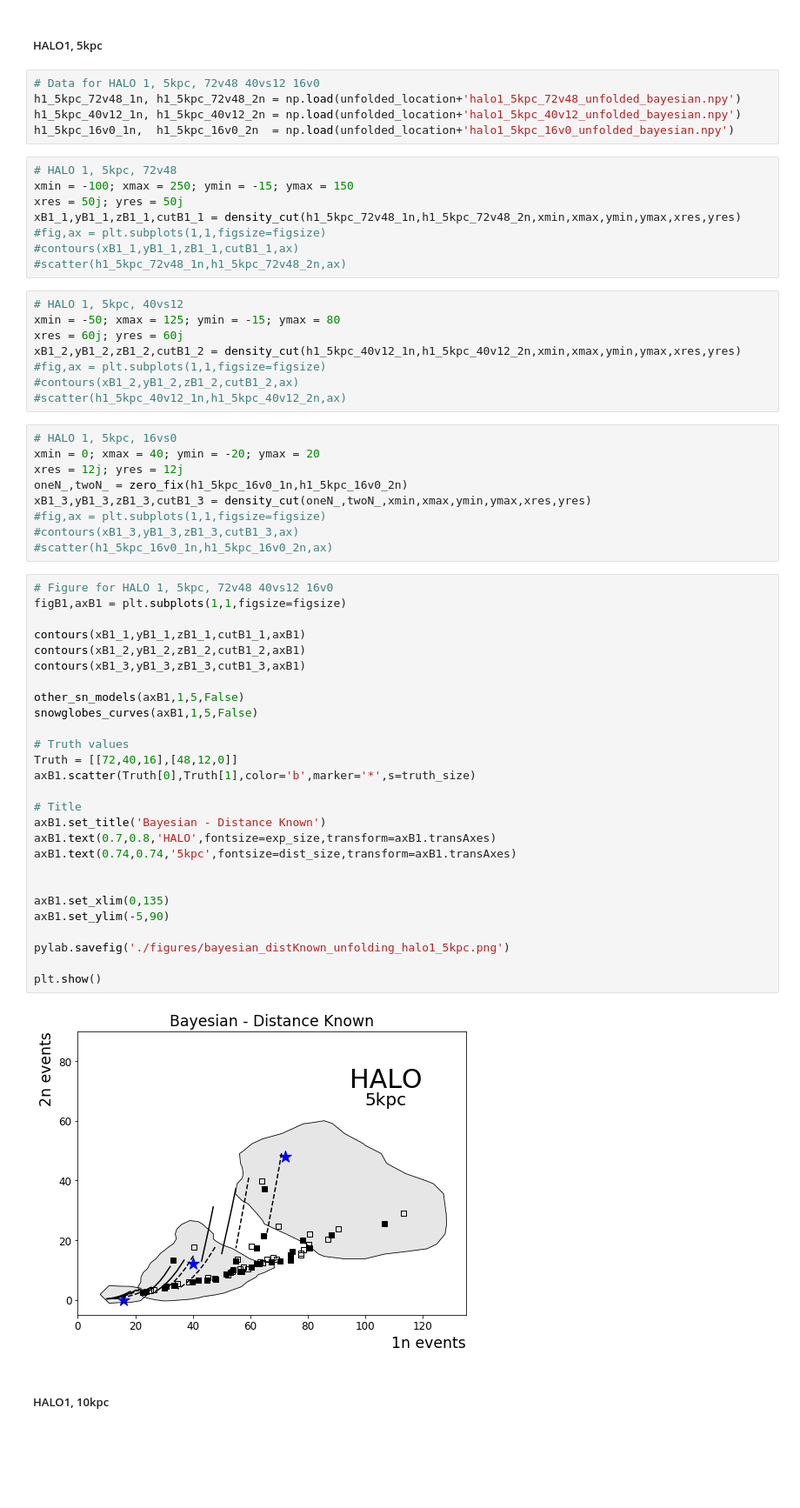
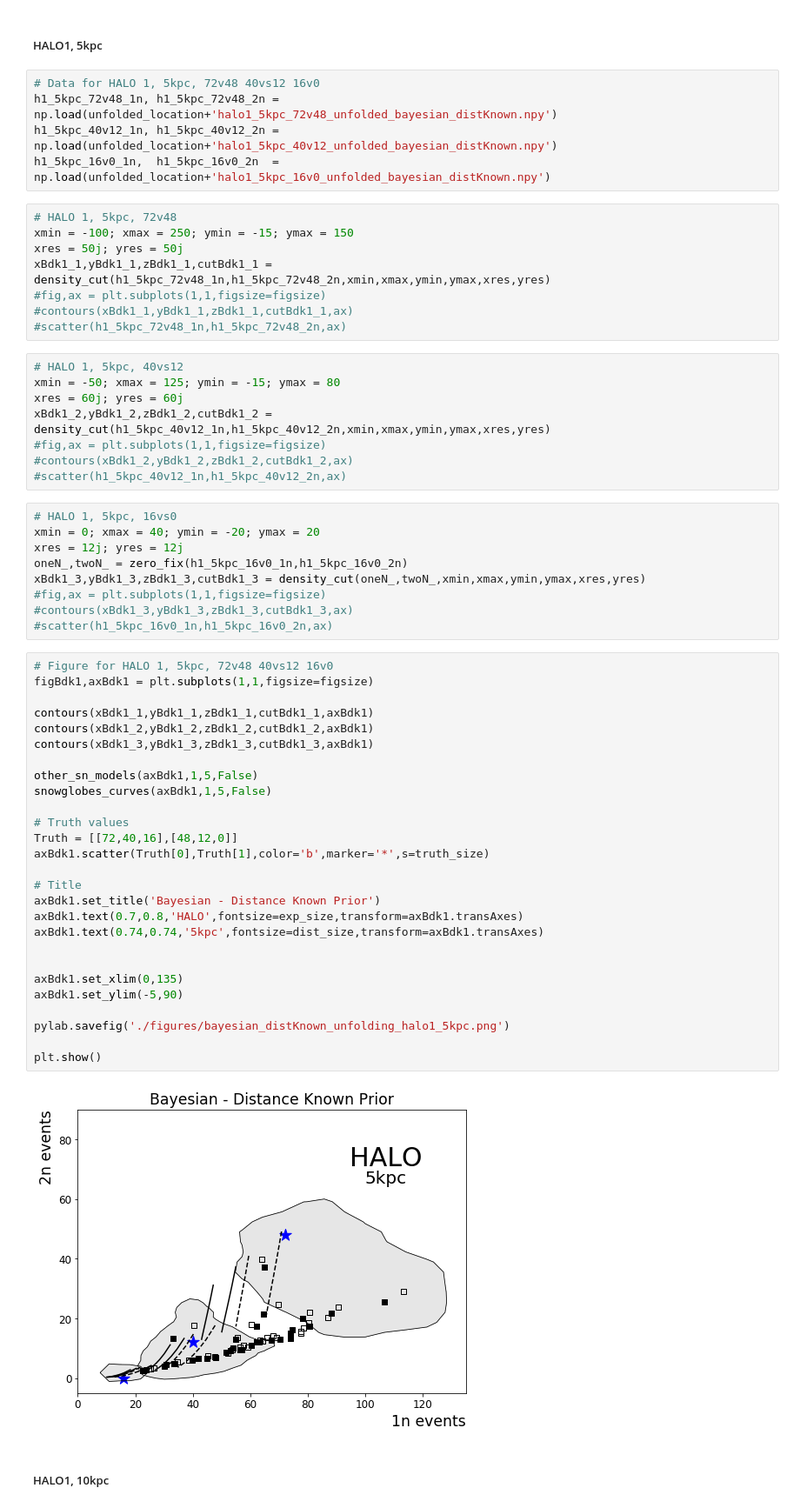
Before and after one commit to jfcrenshaw/halo, a Jupyter notebook: unfolding_plots.ipynb, the cells around one changed output. Shown: that part at 87% size. Saved outputs shown, nothing was run; the diff lists cells and outputs as text; blank space fills up the shorter version.

```diff
--- a/unfolding_plots.ipynb
+++ b/unfolding_plots.ipynb
@@ -233,63 +438,63 @@ plt.show()
 ##### HALO1, 5kpc
 # %%
 # Data for HALO 1, 5kpc, 72v48 40vs12 16v0
-h1_5kpc_72v48_1n, h1_5kpc_72v48_2n = np.load(unfolded_location+'halo1_5kpc_72v48_unfolded_bayesian.npy')
-h1_5kpc_40v12_1n, h1_5kpc_40v12_2n = np.load(unfolded_location+'halo1_5kpc_40v12_unfolded_bayesian.npy')
-h1_5kpc_16v0_1n,  h1_5kpc_16v0_2n  = np.load(unfolded_location+'halo1_5kpc_16v0_unfolded_bayesian.npy')
+h1_5kpc_72v48_1n, h1_5kpc_72v48_2n = np.load(unfolded_location+'halo1_5kpc_72v48_unfolded_bayesian_distKnown.npy')
+h1_5kpc_40v12_1n, h1_5kpc_40v12_2n = np.load(unfolded_location+'halo1_5kpc_40v12_unfolded_bayesian_distKnown.npy')
+h1_5kpc_16v0_1n,  h1_5kpc_16v0_2n  = np.load(unfolded_location+'halo1_5kpc_16v0_unfolded_bayesian_distKnown.npy')
 # %%
 # HALO 1, 5kpc, 72v48
 xmin = -100; xmax = 250; ymin = -15; ymax = 150
 xres = 50j; yres = 50j
-xB1_1,yB1_1,zB1_1,cutB1_1 = density_cut(h1_5kpc_72v48_1n,h1_5kpc_72v48_2n,xmin,xmax,ymin,ymax,xres,yres)
+xBdk1_1,yBdk1_1,zBdk1_1,cutBdk1_1 = density_cut(h1_5kpc_72v48_1n,h1_5kpc_72v48_2n,xmin,xmax,ymin,ymax,xres,yres)
 #fig,ax = plt.subplots(1,1,figsize=figsize)
-#contours(xB1_1,yB1_1,zB1_1,cutB1_1,ax)
+#contours(xBdk1_1,yBdk1_1,zBdk1_1,cutBdk1_1,ax)
 #scatter(h1_5kpc_72v48_1n,h1_5kpc_72v48_2n,ax)
 # %%
 # HALO 1, 5kpc, 40vs12
 xmin = -50; xmax = 125; ymin = -15; ymax = 80
 xres = 60j; yres = 60j
-xB1_2,yB1_2,zB1_2,cutB1_2 = density_cut(h1_5kpc_40v12_1n,h1_5kpc_40v12_2n,xmin,xmax,ymin,ymax,xres,yres)
+xBdk1_2,yBdk1_2,zBdk1_2,cutBdk1_2 = density_cut(h1_5kpc_40v12_1n,h1_5kpc_40v12_2n,xmin,xmax,ymin,ymax,xres,yres)
 #fig,ax = plt.subplots(1,1,figsize=figsize)
-#contours(xB1_2,yB1_2,zB1_2,cutB1_2,ax)
+#contours(xBdk1_2,yBdk1_2,zBdk1_2,cutBdk1_2,ax)
 #scatter(h1_5kpc_40v12_1n,h1_5kpc_40v12_2n,ax)
 # %%
 # HALO 1, 5kpc, 16vs0
 xmin = 0; xmax = 40; ymin = -20; ymax = 20
 xres = 12j; yres = 12j
 oneN_,twoN_ = zero_fix(h1_5kpc_16v0_1n,h1_5kpc_16v0_2n)
-xB1_3,yB1_3,zB1_3,cutB1_3 = density_cut(oneN_,twoN_,xmin,xmax,ymin,ymax,xres,yres)
+xBdk1_3,yBdk1_3,zBdk1_3,cutBdk1_3 = density_cut(oneN_,twoN_,xmin,xmax,ymin,ymax,xres,yres)
 #fig,ax = plt.subplots(1,1,figsize=figsize)
-#contours(xB1_3,yB1_3,zB1_3,cutB1_3,ax)
+#contours(xBdk1_3,yBdk1_3,zBdk1_3,cutBdk1_3,ax)
 #scatter(h1_5kpc_16v0_1n,h1_5kpc_16v0_2n,ax)
 # %%
 # Figure for HALO 1, 5kpc, 72v48 40vs12 16v0
-figB1,axB1 = plt.subplots(1,1,figsize=figsize)
+figBdk1,axBdk1 = plt.subplots(1,1,figsize=figsize)
 
-contours(xB1_1,yB1_1,zB1_1,cutB1_1,axB1)
-contours(xB1_2,yB1_2,zB1_2,cutB1_2,axB1)
-contours(xB1_3,yB1_3,zB1_3,cutB1_3,axB1)
+contours(xBdk1_1,yBdk1_1,zBdk1_1,cutBdk1_1,axBdk1)
+contours(xBdk1_2,yBdk1_2,zBdk1_2,cutBdk1_2,axBdk1)
+contours(xBdk1_3,yBdk1_3,zBdk1_3,cutBdk1_3,axBdk1)
 
-other_sn_models(axB1,1,5,False)
-snowglobes_curves(axB1,1,5,False)
+other_sn_models(axBdk1,1,5,False)
+snowglobes_curves(axBdk1,1,5,False)
 
 # Truth values
 Truth = [[72,40,16],[48,12,0]]
-axB1.scatter(Truth[0],Truth[1],color='b',marker='*',s=truth_size)
+axBdk1.scatter(Truth[0],Truth[1],color='b',marker='*',s=truth_size)
 
 # Title
-axB1.set_title('Bayesian - Distance Known')
-axB1.text(0.7,0.8,'HALO',fontsize=exp_size,transform=axB1.transAxes)
-axB1.text(0.74,0.74,'5kpc',fontsize=dist_size,transform=axB1.transAxes)
+axBdk1.set_title('Bayesian - Distance Known Prior')
+axBdk1.text(0.7,0.8,'HALO',fontsize=exp_size,transform=axBdk1.transAxes)
+axBdk1.text(0.74,0.74,'5kpc',fontsize=dist_size,transform=axBdk1.transAxes)
 
 
-axB1.set_xlim(0,135)
-axB1.set_ylim(-5,90)
+axBdk1.set_xlim(0,135)
+axBdk1.set_ylim(-5,90)
 
 pylab.savefig('./figures/bayesian_distKnown_unfolding_halo1_5kpc.png')
 
 plt.show()
 # %% [output]
-[figure, old version]
+[figure, new version]
 # %% [markdown]
 ##### HALO1, 10kpc
 # %%
```
Also changed, not shown: parts of 29 cells of this notebook, 12 other files.
